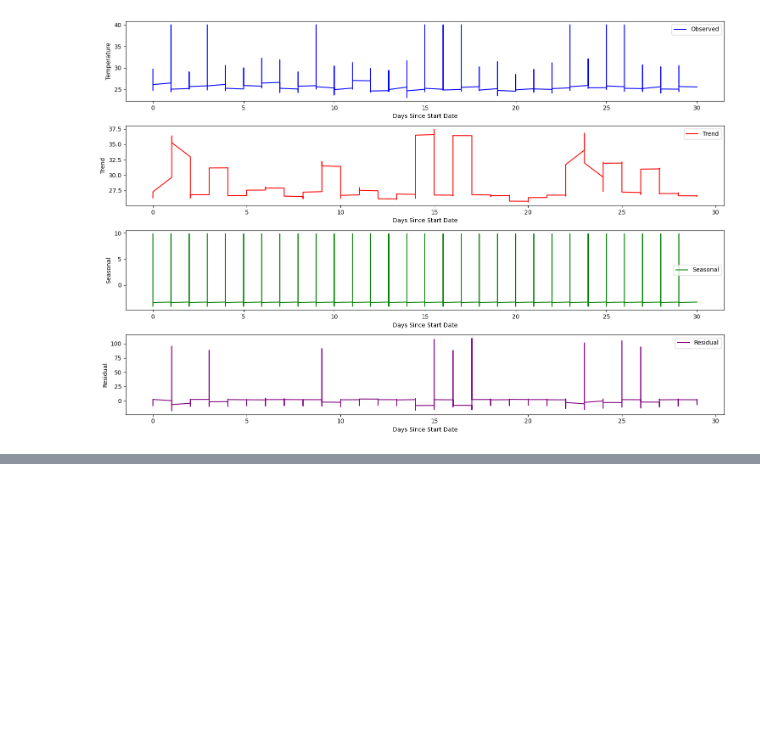
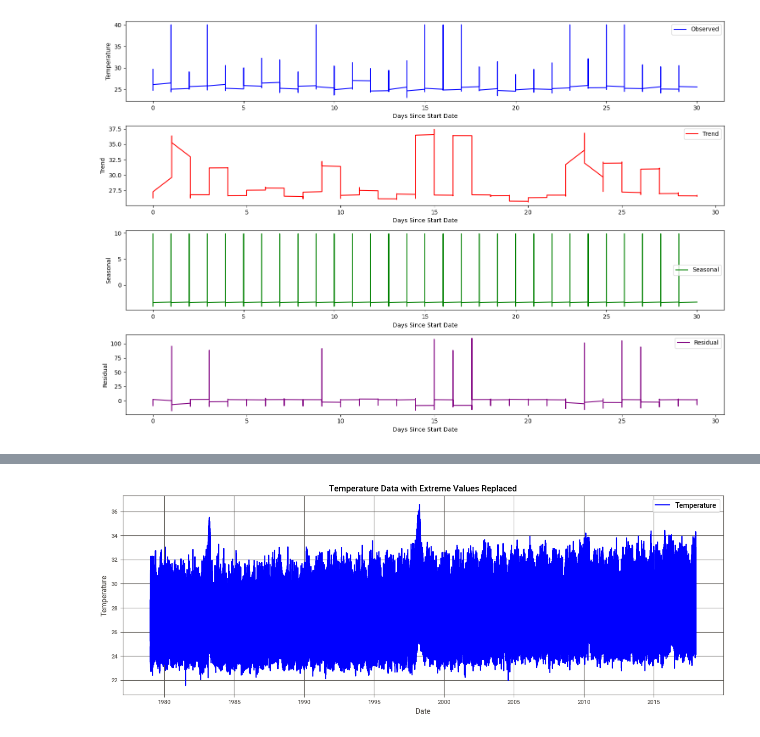
Before and after one commit to wildandr/https---github.com-wildandr-SipalingDatav2, a Jupyter notebook: preprocessing.ipynb, the cells around one changed output, grey strips where cells are left out. Saved outputs shown, nothing was run; the diff lists cells and outputs as text; code cells hidden in the pictures; blank space fills up the shorter version.

```diff
--- a/preprocessing.ipynb
+++ b/preprocessing.ipynb
@@ -608,3 +442,39 @@ df.head()
 | 2 | 1979-01-01 02:00:00 | 1979-01-01 02:00:00+00:00 | 28800 | 26.60 | 24.06 | 26.60 | 26.10 | 27.39 | 1012 | 86.0 | ... |
 | 3 | 1979-01-01 03:00:00 | 1979-01-01 03:00:00+00:00 | 28800 | 27.31 | 24.37 | 30.90 | 26.59 | 28.36 | 1012 | 84.0 | ... |
 | 4 | 1979-01-01 04:00:00 | 1979-01-01 04:00:00+00:00 | 28800 | 27.41 | 25.05 | 31.54 | 26.58 | 28.31 | 1011 | 87.0 | ... |
+# %%
+import pandas as pd
+import matplotlib.pyplot as plt
+from statsmodels.tsa.seasonal import seasonal_decompose
+
+# Baca data dari file CSV
+df = pd.read_csv("prep.csv")
+
+# Konversi kolom 'datetime' ke tipe data datetime
+df['datetime'] = pd.to_datetime(df['datetime'], unit='s')  # Kolom 'datetime' adalah unix timestamp
+
+# Set kolom 'datetime' sebagai indeks
+df.set_index('datetime', inplace=True)
+
+# Melakukan Time Series Decomposition
+result = seasonal_decompose(df['temp'], model='additive')
+
+# Ambil tren dari hasil decomposition
+trend = result.trend
+
+# Batasi nilai ekstrem suhu
+lower_limit = -30  # Batas bawah
+upper_limit = 40  # Batas atas
+df['temp'] = df.apply(lambda row: trend[row.name.month - 1] if row['temp'] > 40 else row['temp'], axis=1)
+
+# Tampilkan visualisasi data setelah penggantian nilai
+plt.figure(figsize=(15, 5))
+plt.plot(df.index, df['temp'], label='Temperature', color="blue")
+plt.xlabel("Date")
+plt.ylabel("Temperature")
+plt.title("Temperature Data with Extreme Values Replaced")
+plt.legend()
+plt.grid(True)
+plt.show()
+# %% [output]
+[figure, added]
```
Also changed, not shown: parts of 18 cells of this notebook, 9 other files.
